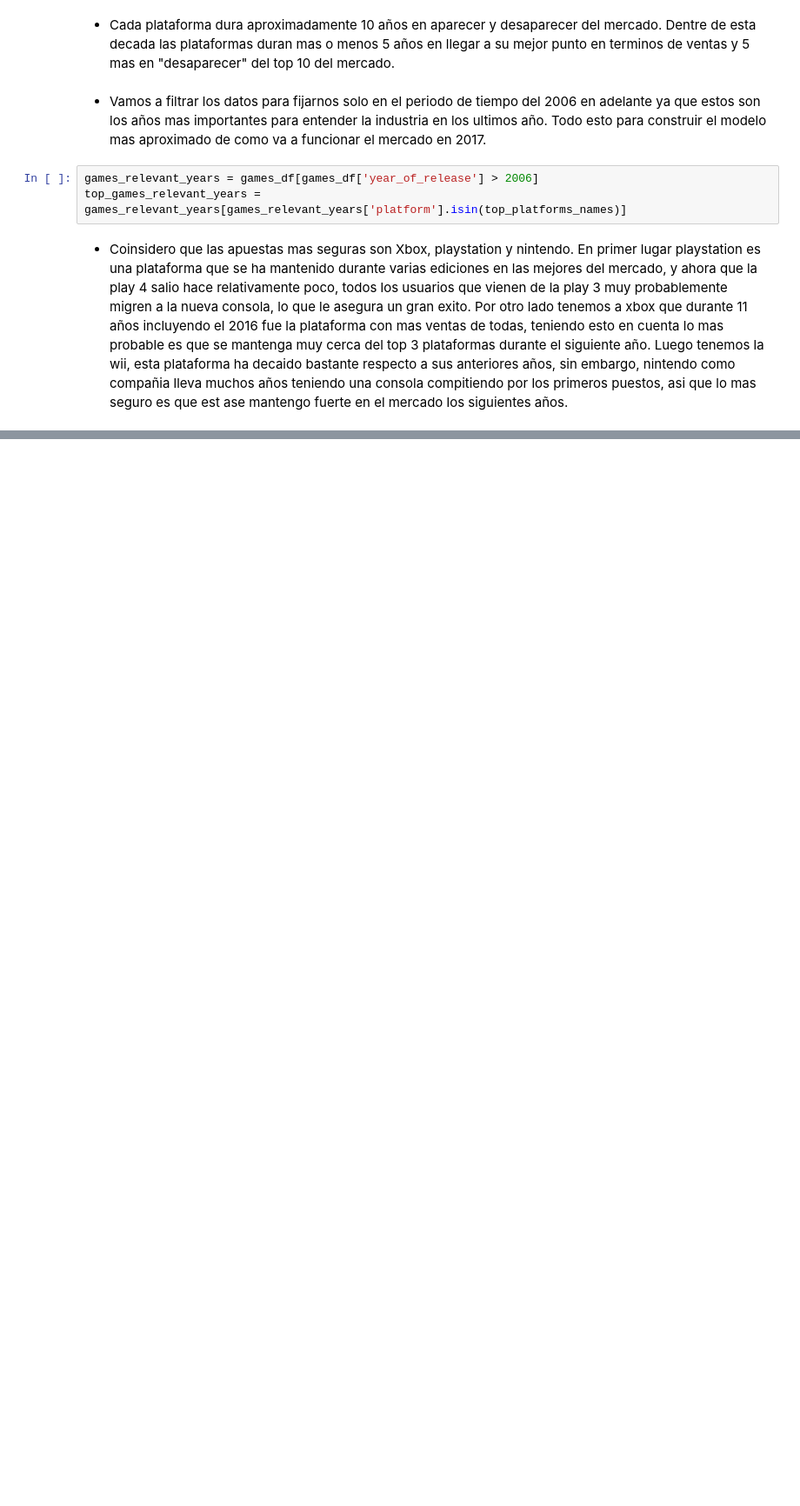
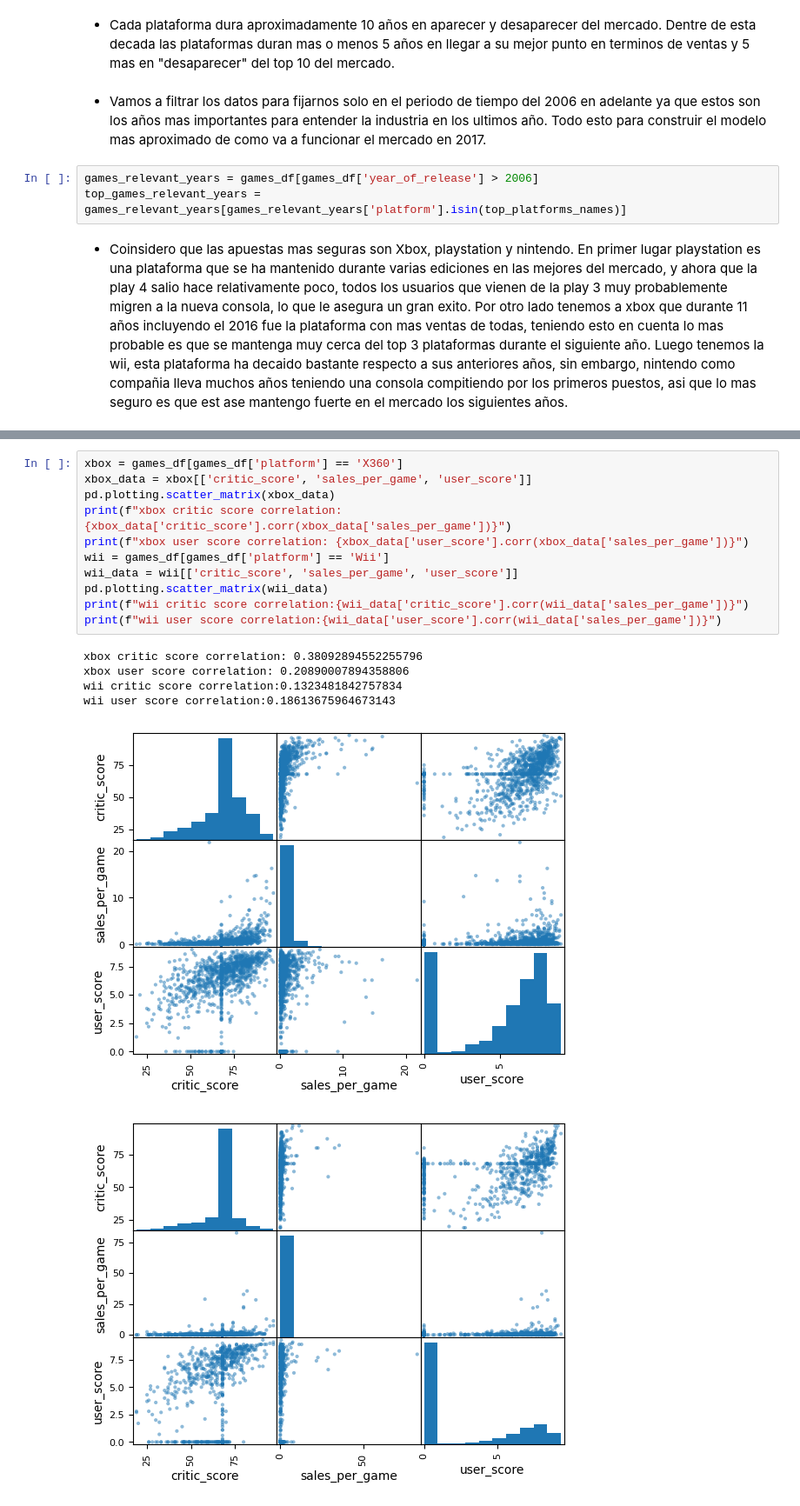
Before and after one commit to Sammat2507/proyecto-sprint-6, a Jupyter notebook: gamesnotebook.ipynb, the cells around one changed output, grey strips where cells are left out. Shown: that part at 87% size. Drawn from its saved outputs; the diff is of its cells as text; blank space fills up the shorter version.

```diff
--- a/gamesnotebook.ipynb
+++ b/gamesnotebook.ipynb
@@ -150,0 +163,18 @@ top_games_relevant_years = games_relevant_years[games_relevant_years['platform']
+# %%
+xbox = games_df[games_df['platform'] == 'X360']
+xbox_data = xbox[['critic_score', 'sales_per_game', 'user_score']]
+pd.plotting.scatter_matrix(xbox_data)
+print(f"xbox critic score correlation: {xbox_data['critic_score'].corr(xbox_data['sales_per_game'])}")
+print(f"xbox user score correlation: {xbox_data['user_score'].corr(xbox_data['sales_per_game'])}")
+wii = games_df[games_df['platform'] == 'Wii']
+wii_data = wii[['critic_score', 'sales_per_game', 'user_score']]
+pd.plotting.scatter_matrix(wii_data)
+print(f"wii critic score correlation:{wii_data['critic_score'].corr(wii_data['sales_per_game'])}")
+print(f"wii user score correlation:{wii_data['user_score'].corr(wii_data['sales_per_game'])}")
+# %% [output]
+xbox critic score correlation: 0.38092894552255796
+xbox user score correlation: 0.20890007894358806
+wii critic score correlation:0.1323481842757834
+wii user score correlation:0.18613675964673143
+[figure, added]
+[figure, added]
```
Also changed, not shown: parts of 10 cells of this notebook.
